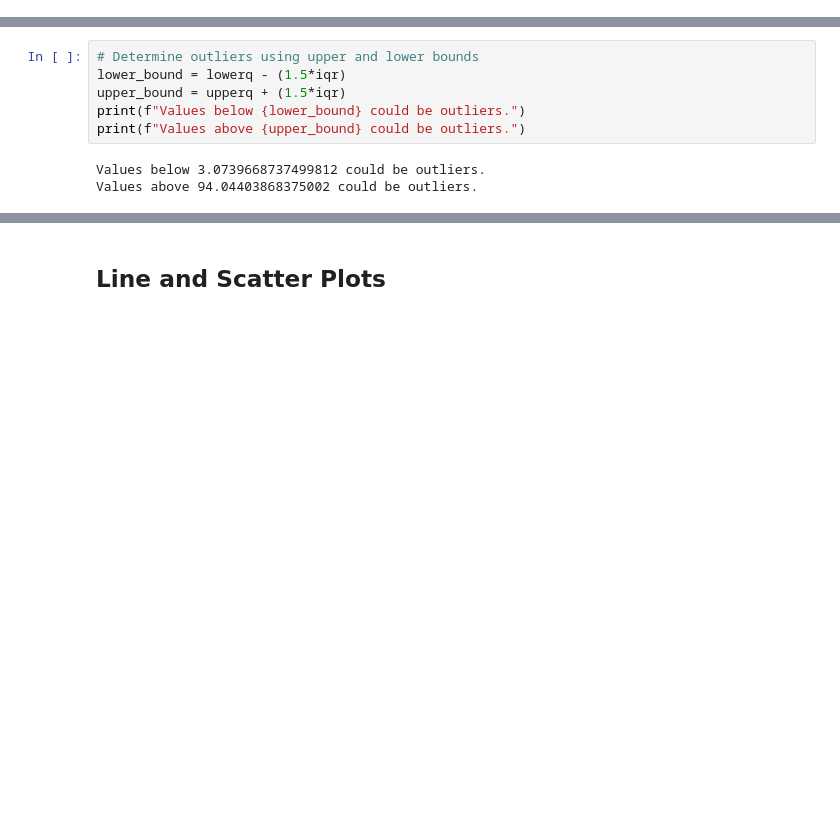
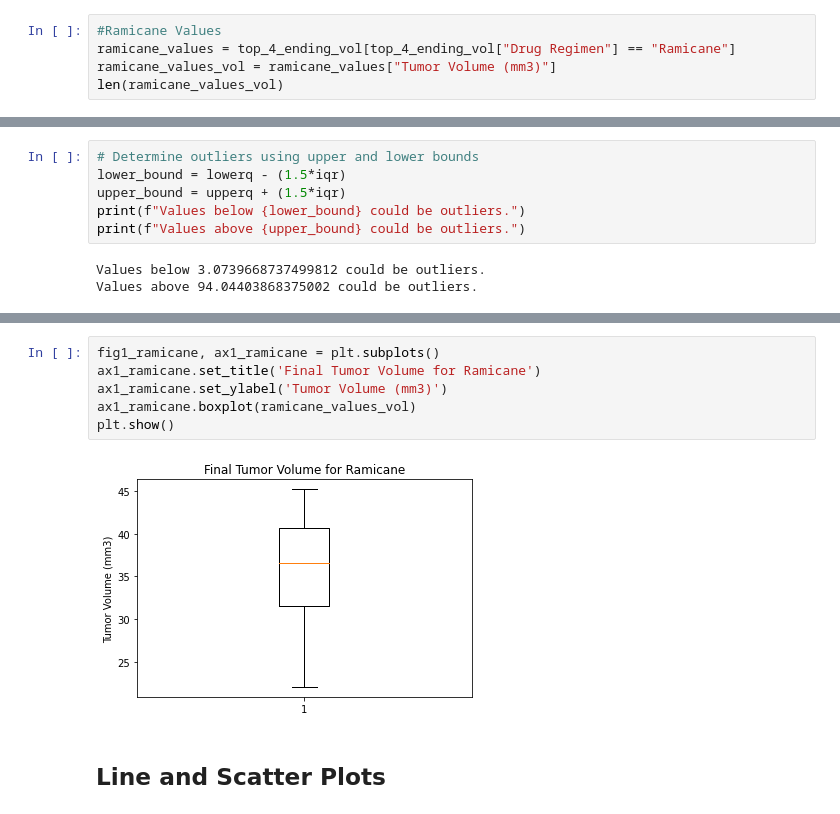
Before and after one commit to khennenf/matplotlib-challenge, a Jupyter notebook: Instructions/Pymaceuticals/FINAL.ipynb, the cells around one changed output, grey strips where cells are left out. Cells and saved outputs as stored; diff of their text form; blank space fills up the shorter version.

```diff
--- a/Instructions/Pymaceuticals/FINAL.ipynb
+++ b/Instructions/Pymaceuticals/FINAL.ipynb
@@ -727,0 +732,5 @@ top_4_ending_vol
+# %%
+#Ramicane Values
+ramicane_values = top_4_ending_vol[top_4_ending_vol["Drug Regimen"] == "Ramicane"]
+ramicane_values_vol = ramicane_values["Tumor Volume (mm3)"]
+len(ramicane_values_vol)
@@ -805,3 +907,11 @@ plt.show()
+# %%
+fig1_ramicane, ax1_ramicane = plt.subplots()
+ax1_ramicane.set_title('Final Tumor Volume for Ramicane')
+ax1_ramicane.set_ylabel('Tumor Volume (mm3)')
+ax1_ramicane.boxplot(ramicane_values_vol)
+plt.show()
+# %% [output]
+[figure, added]
 # %% [markdown]
 ## Line and Scatter Plots
 # %%
```
Also changed, not shown: parts of 20 cells of this notebook.
